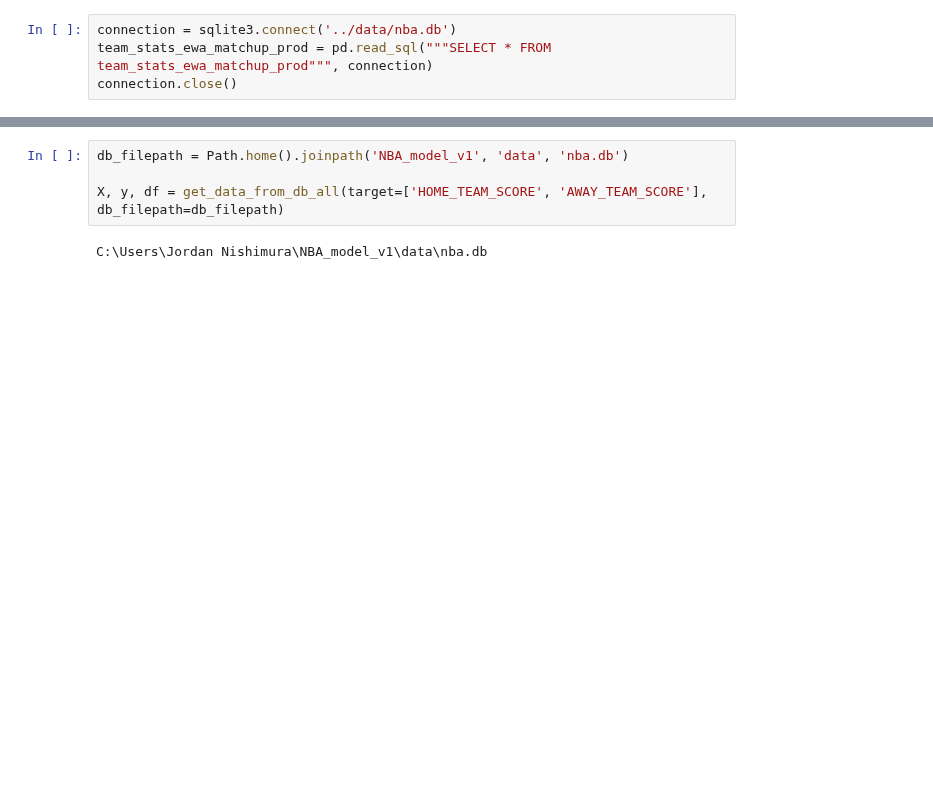
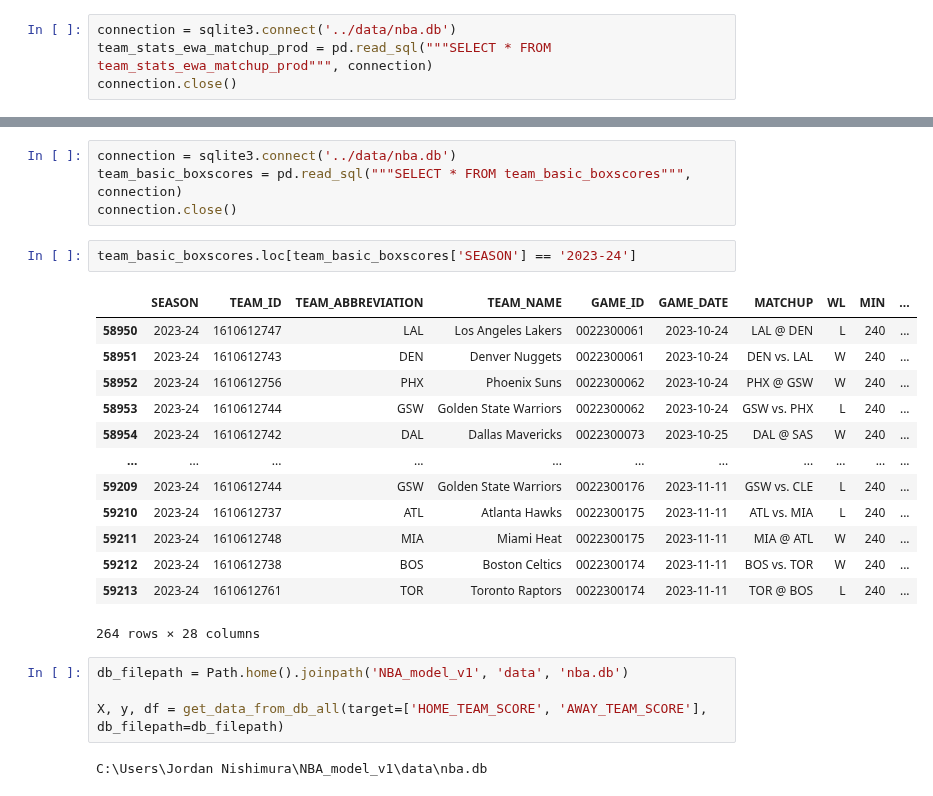
Before and after one commit to jnish23/NBA_Model_V2, a Jupyter notebook: notebooks/betting_simulations_backtesting.ipynb, the cells around one changed output, grey strips where cells are left out. Cells and saved outputs as stored; diff of their text form; blank space fills up the shorter version.

```diff
--- a/notebooks/betting_simulations_backtesting.ipynb
+++ b/notebooks/betting_simulations_backtesting.ipynb
@@ -59,3 +668,23 @@ team_stats_ewa_matchup_prod
+# %%
+connection = sqlite3.connect('../data/nba.db')
+team_basic_boxscores = pd.read_sql("""SELECT * FROM team_basic_boxscores""", connection)
+connection.close()
+# %%
+team_basic_boxscores.loc[team_basic_boxscores['SEASON'] == '2023-24']
+# %% [output]
+|  | SEASON | TEAM_ID | TEAM_ABBREVIATION | TEAM_NAME | GAME_ID | GAME_DATE | MATCHUP | WL | MIN | ... |
+| 58950 | 2023-24 | 1610612747 | LAL | Los Angeles Lakers | 0022300061 | 2023-10-24 | LAL @ DEN | L | 240 | ... |
+| 58951 | 2023-24 | 1610612743 | DEN | Denver Nuggets | 0022300061 | 2023-10-24 | DEN vs. LAL | W | 240 | ... |
+| 58952 | 2023-24 | 1610612756 | PHX | Phoenix Suns | 0022300062 | 2023-10-24 | PHX @ GSW | W | 240 | ... |
+| 58953 | 2023-24 | 1610612744 | GSW | Golden State Warriors | 0022300062 | 2023-10-24 | GSW vs. PHX | L | 240 | ... |
+| 58954 | 2023-24 | 1610612742 | DAL | Dallas Mavericks | 0022300073 | 2023-10-25 | DAL @ SAS | W | 240 | ... |
+| ... | ... | ... | ... | ... | ... | ... | ... | ... | ... | ... |
+| 59209 | 2023-24 | 1610612744 | GSW | Golden State Warriors | 0022300176 | 2023-11-11 | GSW vs. CLE | L | 240 | ... |
+| 59210 | 2023-24 | 1610612737 | ATL | Atlanta Hawks | 0022300175 | 2023-11-11 | ATL vs. MIA | L | 240 | ... |
+| 59211 | 2023-24 | 1610612748 | MIA | Miami Heat | 0022300175 | 2023-11-11 | MIA @ ATL | W | 240 | ... |
+| 59212 | 2023-24 | 1610612738 | BOS | Boston Celtics | 0022300174 | 2023-11-11 | BOS vs. TOR | W | 240 | ... |
+| 59213 | 2023-24 | 1610612761 | TOR | Toronto Raptors | 0022300174 | 2023-11-11 | TOR @ BOS | L | 240 | ... |
+264 rows × 28 columns
 # %%
 db_filepath = Path.home().joinpath('NBA_model_v1', 'data', 'nba.db')
 
```
Also changed, not shown: parts of 8 cells of this notebook.
